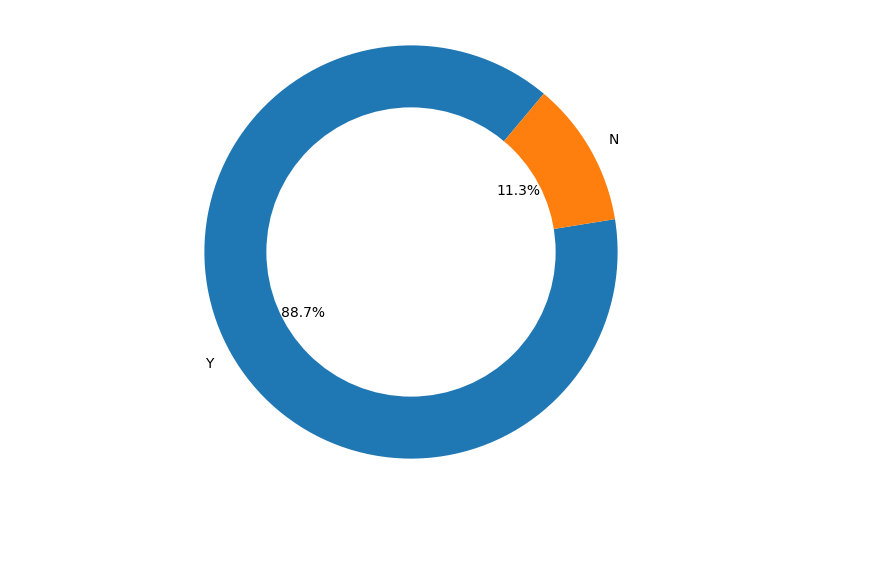
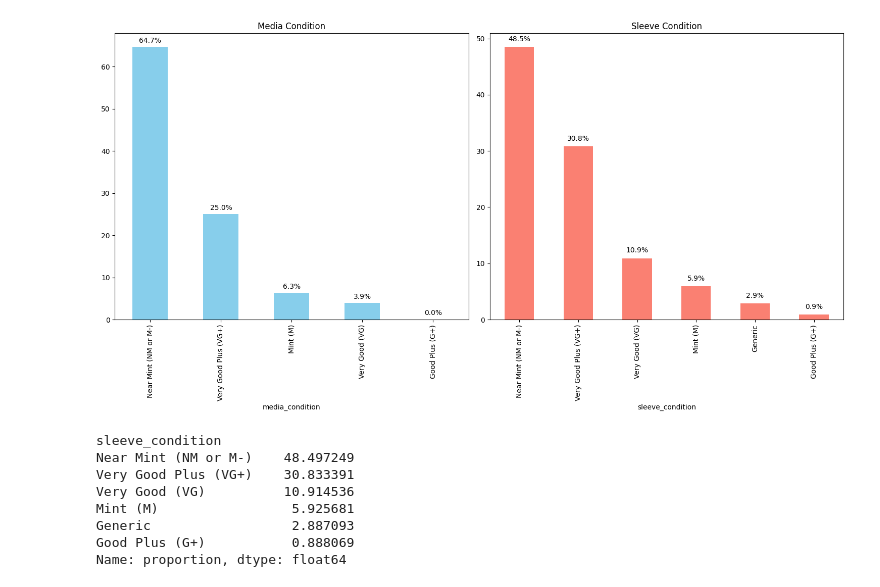
Before and after one commit to jvr0/AudioAlchemy, a Jupyter notebook: test.ipynb, the cells around one changed output. Cells and saved outputs as stored; diff of their text form; code cells hidden in the pictures; blank space fills up the shorter version.

Commit message:
el pedazo gráfico

```diff
--- a/test.ipynb
+++ b/test.ipynb
@@ -12,32 +12,46 @@ df.head()
 | 2 | 1287142647 | David S. Ware String Ensemble | Threads | Thirsty Ear | THI57137.2 | CD, Album | 1099653 | Sold | 11.00 | 2021-03-17 07:08:13 | ... |
 | 3 | 1287144780 | David Eyges | The Captain | MidLantic Records | MR2002-103 | CD, Album, RE | 10108236 | Sold | 9.99 | 2021-03-17 07:08:14 | ... |
 | 4 | 1362016279 | Dmitri Shostakovich, Государствен... | Symphony No 5 In D Minor Op 47, S... | Olympia (2) | OCD 113 | CD | 10422040 | Sold | 9.99 | 2021-03-17 07:08:14 | ... |
-# %%
-import matplotlib.pyplot as plt
-
-# Contar los valores 'Y' y 'N'
-counts = df.accept_offer.value_counts()
-
-# Obtener los valores y etiquetas para el gráfico
-sizes = counts.values
-labels = counts.index
-
-# Crear la figura y los ejes
-fig, ax = plt.subplots()
-
-# pie chart
-wedges, texts, autotexts = ax.pie(sizes, labels=labels, autopct='%1.1f%%', startangle=50)
-
-# Agregar un círculo blanco para crear el donut
-centre_circle = plt.Circle((0,0),0.70,fc='white')
-fig = plt.gcf()
-fig.gca().add_artist(centre_circle)
-
-# Ajustes
-ax.axis('equal')  # Asegurar que el gráfico sea circular
-plt.tight_layout()
-
-# Mostrar el gráfico
-plt.show()
-# %% [output]
-[figure, removed]
+# %%
+import matplotlib.pyplot as plt
+
+# Calcular los porcentajes de valores únicos en cada columna
+media_percentages = df['media_condition'].value_counts(normalize=True) * 100
+sleeve_percentages = df['sleeve_condition'].value_counts(normalize=True) * 100
+sleeve_percentages = sleeve_percentages[:6]
+
+# Crear la figura y los ejes para los gráficos de barras paralelos
+fig, (ax1, ax2) = plt.subplots(1, 2, figsize=(15, 8))
+
+# Graficar el primer gráfico de barras (media_condition) con porcentajes
+media_percentages.plot(kind='bar', ax=ax1, color='skyblue')
+ax1.set_title('Media Condition')
+
+# Añadir etiquetas de porcentaje en las barras
+for i, v in enumerate(media_percentages):
+    ax1.text(i, v + 1, f'{v:.1f}%', ha='center')
+
+# Graficar el segundo gráfico de barras (sleeve_condition) con porcentajes
+sleeve_percentages.plot(kind='bar', ax=ax2, color='salmon')
+ax2.set_title('Sleeve Condition')
+
+# Añadir etiquetas de porcentaje en las barras
+for i, v in enumerate(sleeve_percentages):
+    ax2.text(i, v + 1, f'{v:.1f}%', ha='center')
+
+# Mostrar los gráficos
+plt.tight_layout()
+plt.show()
+# %% [output]
+[figure, added]
+# %%
+sleeve_percentages[:6]
+# %% [output]
+sleeve_condition
+Near Mint (NM or M-)    48.497249
+Very Good Plus (VG+)    30.833391
+Very Good (VG)          10.914536
+Mint (M)                 5.925681
+Generic                  2.887093
+Good Plus (G+)           0.888069
+Name: proportion, dtype: float64
```
Also changed, not shown: 2 other files.
